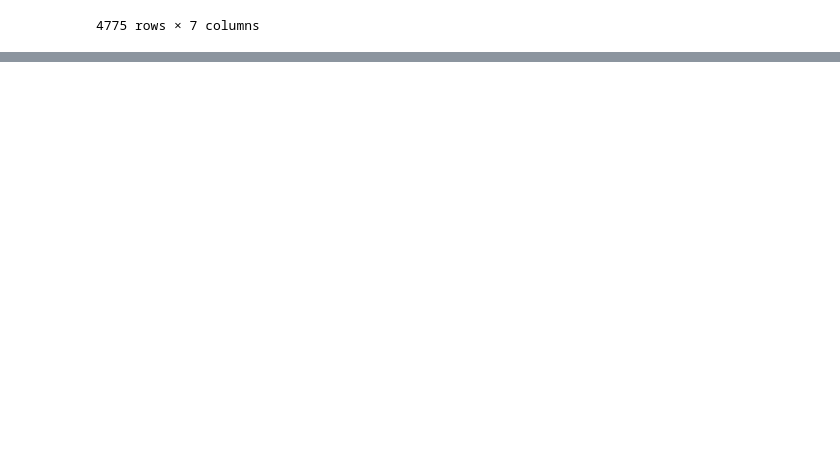
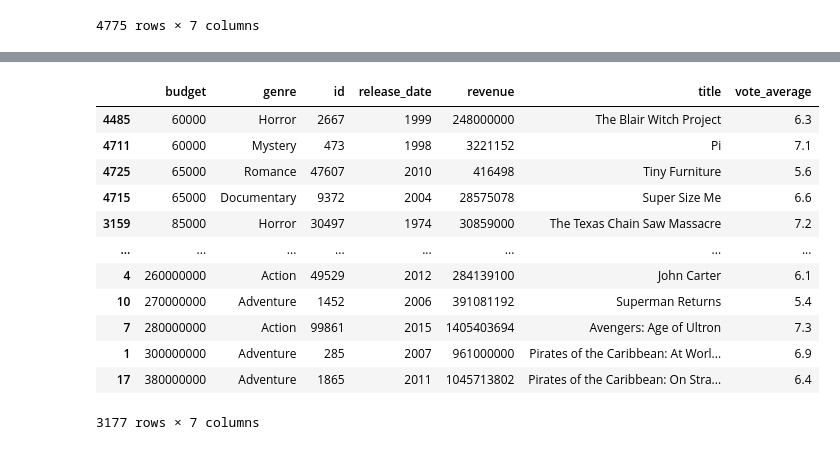
Before and after one commit to lansotto/project3, a Jupyter notebook: analysis/Data_Cleaning.ipynb, the cells around one changed output, grey strips where cells are left out. Drawn from its saved outputs; the diff is of its cells as text; code cells hidden in the pictures; blank space fills up the shorter version.

```diff
--- a/analysis/Data_Cleaning.ipynb
+++ b/analysis/Data_Cleaning.ipynb
@@ -167,0 +186,17 @@ updated_movies_df
+# %%
+# Double check that filter was applied properly by testing on budget column
+filtered_movies_df.sort_values('budget')
+# %% [output]
+|  | budget | genre | id | release_date | revenue | title | vote_average |
+| 4485 | 60000 | Horror | 2667 | 1999 | 248000000 | The Blair Witch Project | 6.3 |
+| 4711 | 60000 | Mystery | 473 | 1998 | 3221152 | Pi | 7.1 |
+| 4725 | 65000 | Romance | 47607 | 2010 | 416498 | Tiny Furniture | 5.6 |
+| 4715 | 65000 | Documentary | 9372 | 2004 | 28575078 | Super Size Me | 6.6 |
+| 3159 | 85000 | Horror | 30497 | 1974 | 30859000 | The Texas Chain Saw Massacre | 7.2 |
+| ... | ... | ... | ... | ... | ... | ... | ... |
+| 4 | 260000000 | Action | 49529 | 2012 | 284139100 | John Carter | 6.1 |
+| 10 | 270000000 | Adventure | 1452 | 2006 | 391081192 | Superman Returns | 5.4 |
+| 7 | 280000000 | Action | 99861 | 2015 | 1405403694 | Avengers: Age of Ultron | 7.3 |
+| 1 | 300000000 | Adventure | 285 | 2007 | 961000000 | Pirates of the Caribbean: At Worl... | 6.9 |
+| 17 | 380000000 | Adventure | 1865 | 2011 | 1045713802 | Pirates of the Caribbean: On Stra... | 6.4 |
+3177 rows × 7 columns
```
Also changed, not shown: parts of 6 cells of this notebook.
